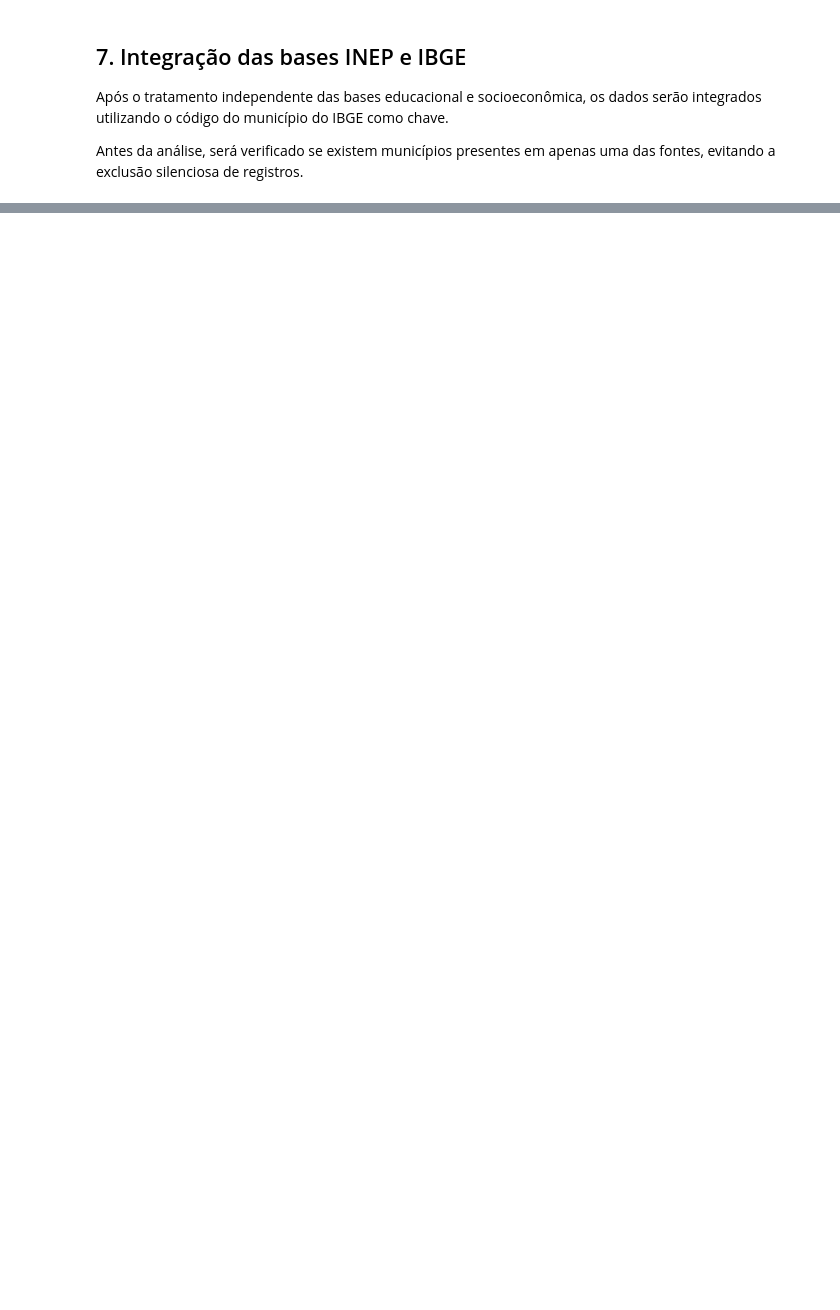
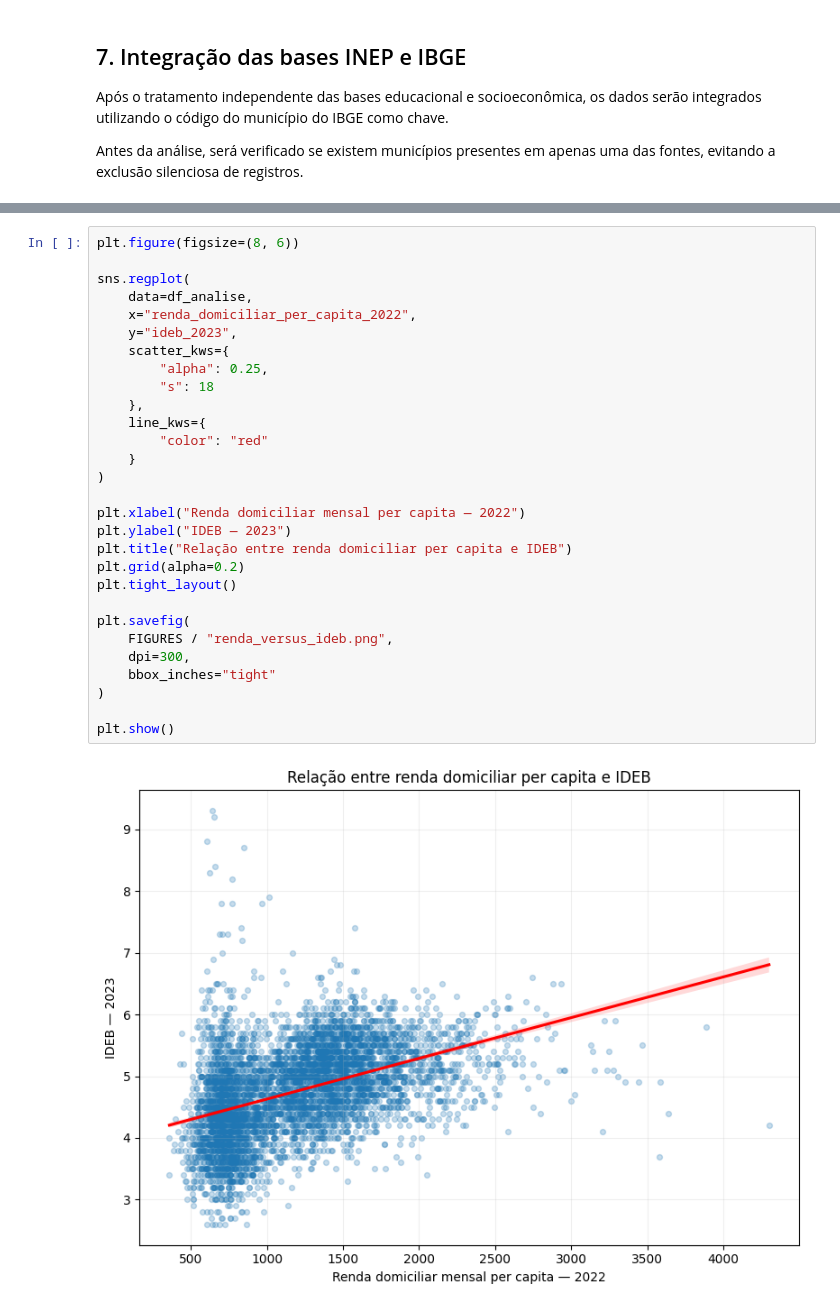
Before and after one commit to Emanoel-de-Moura-Silva/Ci-ncia-de-Dados---Brasil-em-Dados, a Jupyter notebook: notebooks/brasil_em_dados.ipynb, the cells around one changed output, grey strips where cells are left out. Drawn from its saved outputs; the diff is of its cells as text; blank space fills up the shorter version.

```diff
--- a/notebooks/brasil_em_dados.ipynb
+++ b/notebooks/brasil_em_dados.ipynb
@@ -372,0 +736,31 @@ apenas uma das fontes, evitando a exclusão silenciosa de registros.
+# %%
+plt.figure(figsize=(8, 6))
+
+sns.regplot(
+    data=df_analise,
+    x="renda_domiciliar_per_capita_2022",
+    y="ideb_2023",
+    scatter_kws={
+        "alpha": 0.25,
+        "s": 18
+    },
+    line_kws={
+        "color": "red"
+    }
+)
+
+plt.xlabel("Renda domiciliar mensal per capita — 2022")
+plt.ylabel("IDEB — 2023")
+plt.title("Relação entre renda domiciliar per capita e IDEB")
+plt.grid(alpha=0.2)
+plt.tight_layout()
+
+plt.savefig(
+    FIGURES / "renda_versus_ideb.png",
+    dpi=300,
+    bbox_inches="tight"
+)
+
+plt.show()
+# %% [output]
+[figure, added]
```
Also changed, not shown: parts of 32 cells of this notebook, 9 other files.
